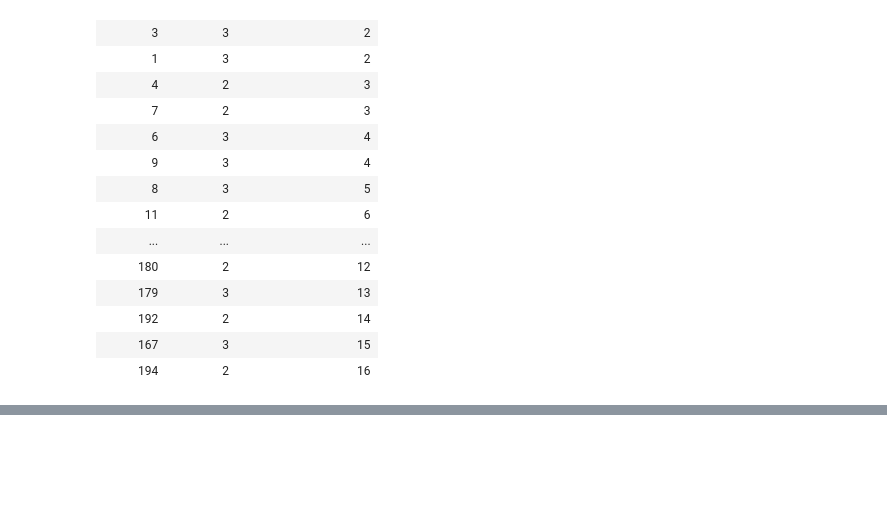
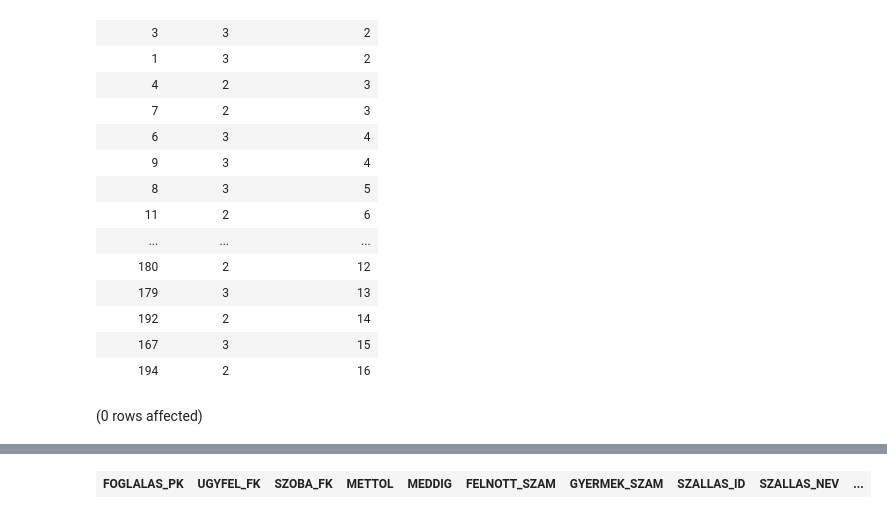
Before and after one commit to veghbalazs0106/adatbazis, a Jupyter notebook: zh2.ipynb, the cells around one changed output, grey strips where cells are left out. Saved outputs shown, nothing was run; the diff lists cells and outputs as text; code cells hidden in the pictures; blank space fills up the shorter version.

```diff
--- a/zh2.ipynb
+++ b/zh2.ipynb
@@ -72,3 +72,10 @@ Total execution time: 00:00:00.066
 --a. Csak a szálláshely neve és a foglalásszám jelenjen meg
 
 --b. A listát szűrjük azon szálláshelyekre, ahol több foglalás történt, mint a Fortuna panzióban!
+
+SELECT sz.SZALLAS_NEV,
+
+FROM Szallashely sz
+WHERE
+# %% [output]
+(0 rows affected)
@@ -74,0 +83 @@ Total execution time: 00:00:00.066
+| FOGLALAS_PK | UGYFEL_FK | SZOBA_FK | METTOL | MEDDIG | FELNOTT_SZAM | GYERMEK_SZAM | SZALLAS_ID | SZALLAS_NEV | ... |
```
Also changed, not shown: parts of 1 cell of this notebook.
